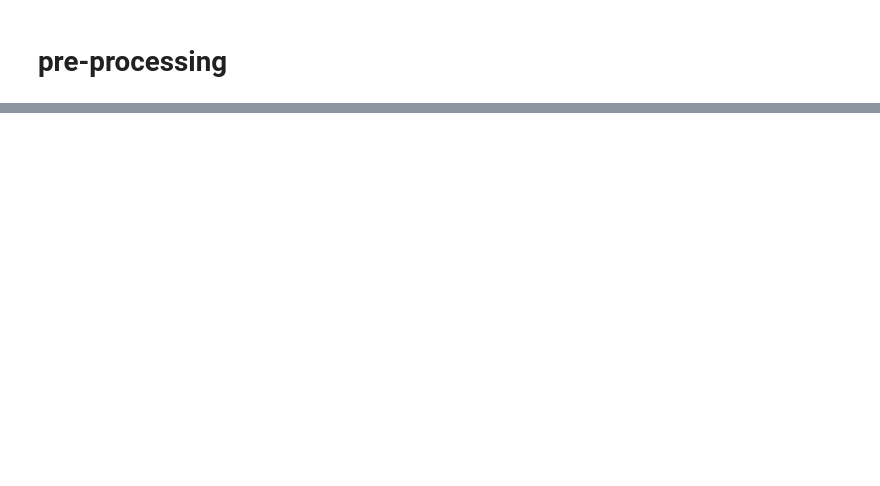
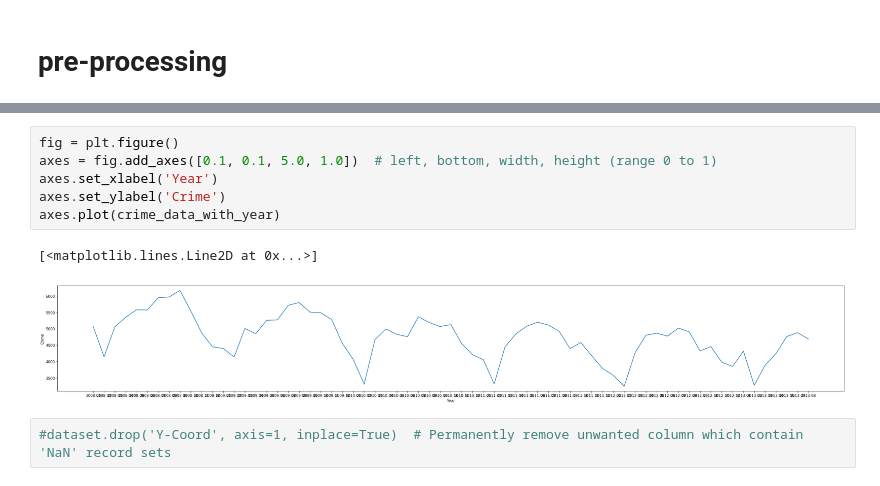
Before and after one commit to riddhikshrestha/stl-crime-prediction, a Jupyter notebook: pre-processing.ipynb, the cells around one changed output, grey strips where cells are left out. Cells and saved outputs as stored; diff of their text form; blank space fills up the shorter version.

```diff
--- a/pre-processing.ipynb
+++ b/pre-processing.ipynb
@@ -81,0 +139,11 @@ list(df.columns.values)
+# %%
+fig = plt.figure()
+axes = fig.add_axes([0.1, 0.1, 5.0, 1.0])  # left, bottom, width, height (range 0 to 1)
+axes.set_xlabel('Year')
+axes.set_ylabel('Crime')
+axes.plot(crime_data_with_year)
+# %% [output]
+[<matplotlib.lines.Line2D at 0x...>]
+[figure, added]
+# %%
+#dataset.drop('Y-Coord', axis=1, inplace=True)  # Permanently remove unwanted column which contain 'NaN' record sets
```
Also changed, not shown: parts of 13 cells of this notebook, 57 other files.
